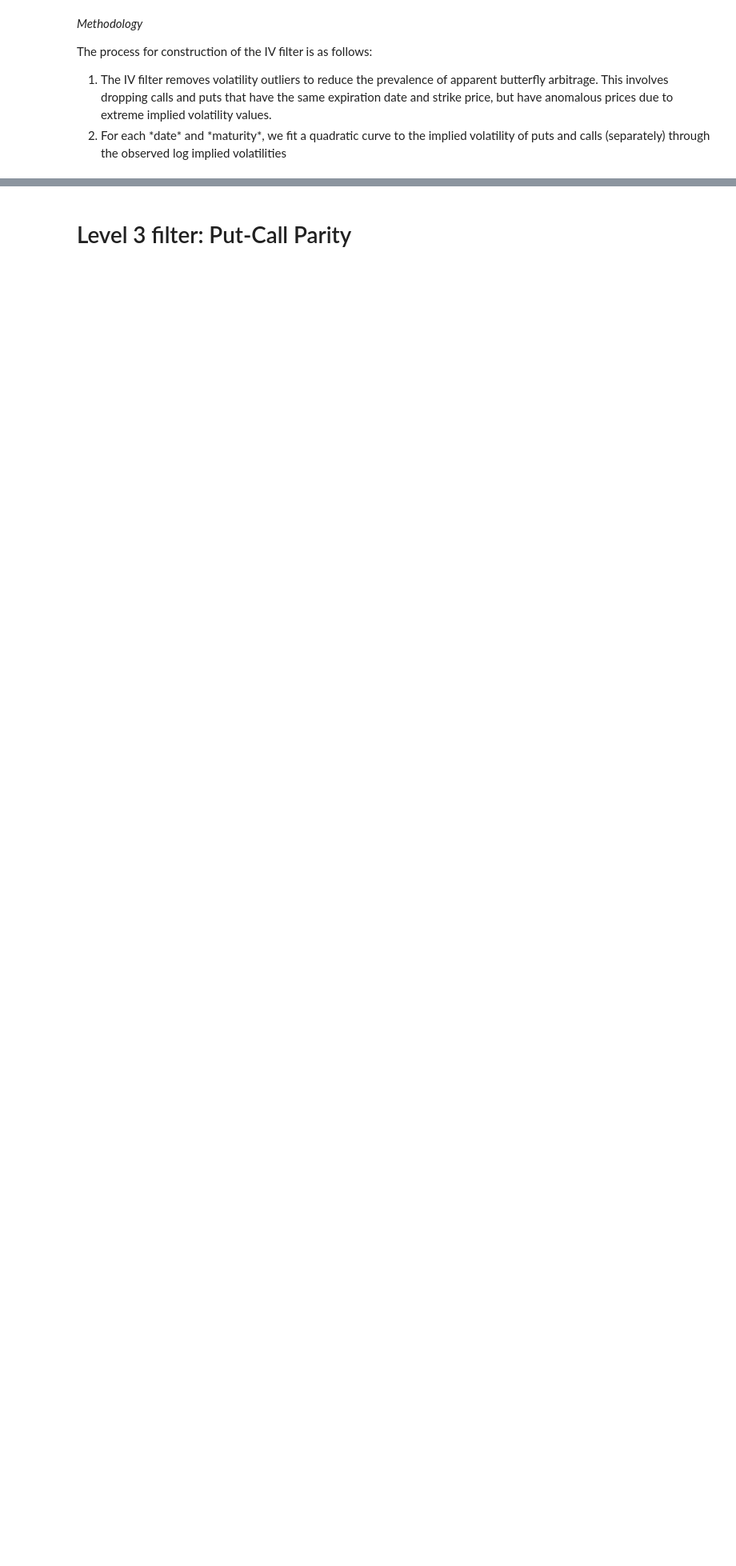
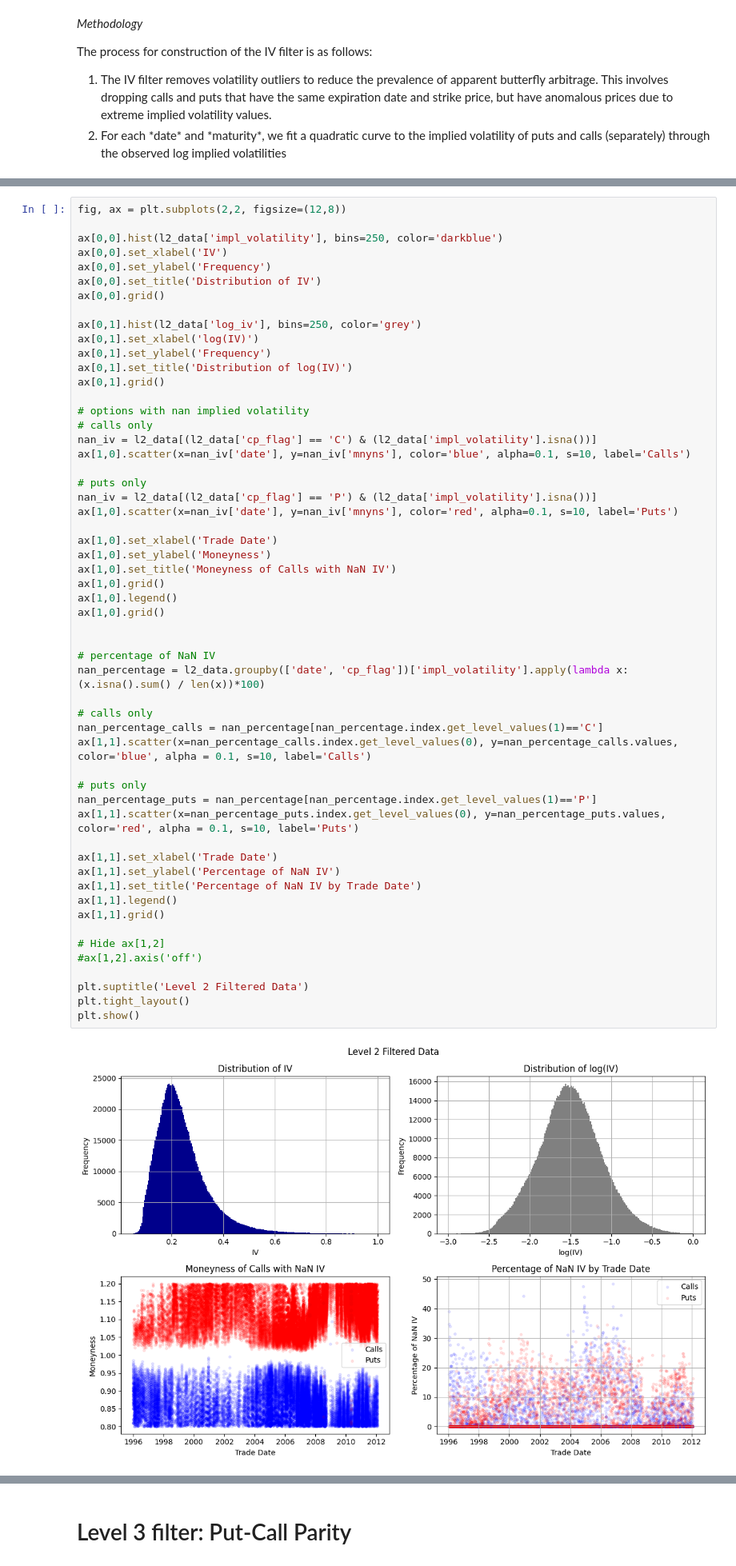
Before and after one commit to harrypandas/finm-32900_final_project, a Jupyter notebook: notebooks/level_03_filter.ipynb, the cells around one changed output, grey strips where cells are left out. Shown at 80% size. Cells and saved outputs as stored; diff of their text form; blank space fills up the shorter version.

```diff
--- a/notebooks/level_03_filter.ipynb
+++ b/notebooks/level_03_filter.ipynb
@@ -107,0 +297,57 @@ l2_data
+# %%
+fig, ax = plt.subplots(2,2, figsize=(12,8))
+
+ax[0,0].hist(l2_data['impl_volatility'], bins=250, color='darkblue')
+ax[0,0].set_xlabel('IV')
+ax[0,0].set_ylabel('Frequency')
+ax[0,0].set_title('Distribution of IV')
+ax[0,0].grid()
+
+ax[0,1].hist(l2_data['log_iv'], bins=250, color='grey')
+ax[0,1].set_xlabel('log(IV)')
+ax[0,1].set_ylabel('Frequency')
+ax[0,1].set_title('Distribution of log(IV)')
+ax[0,1].grid()
+
+# options with nan implied volatility
+# calls only
+nan_iv = l2_data[(l2_data['cp_flag'] == 'C') & (l2_data['impl_volatility'].isna())]
+ax[1,0].scatter(x=nan_iv['date'], y=nan_iv['mnyns'], color='blue', alpha=0.1, s=10, label='Calls')
+
+# puts only
+nan_iv = l2_data[(l2_data['cp_flag'] == 'P') & (l2_data['impl_volatility'].isna())]
+ax[1,0].scatter(x=nan_iv['date'], y=nan_iv['mnyns'], color='red', alpha=0.1, s=10, label='Puts')
+
+ax[1,0].set_xlabel('Trade Date')
+ax[1,0].set_ylabel('Moneyness')
+ax[1,0].set_title('Moneyness of Calls with NaN IV')
+ax[1,0].grid()
+ax[1,0].legend()
+ax[1,0].grid()
+
+
+# percentage of NaN IV
+nan_percentage = l2_data.groupby(['date', 'cp_flag'])['impl_volatility'].apply(lambda x: (x.isna().sum() / len(x))*100)
+
+# calls only
+nan_percentage_calls = nan_percentage[nan_percentage.index.get_level_values(1)=='C']
+ax[1,1].scatter(x=nan_percentage_calls.index.get_level_values(0), y=nan_percentage_calls.values, color='blue', alpha = 0.1, s=10, label='Calls')
+
+# puts only
+nan_percentage_puts = nan_percentage[nan_percentage.index.get_level_values(1)=='P']
+ax[1,1].scatter(x=nan_percentage_puts.index.get_level_values(0), y=nan_percentage_puts.values, color='red', alpha = 0.1, s=10, label='Puts')
+
+ax[1,1].set_xlabel('Trade Date')
+ax[1,1].set_ylabel('Percentage of NaN IV')
+ax[1,1].set_title('Percentage of NaN IV by Trade Date')
+ax[1,1].legend()
+ax[1,1].grid()
+
+# Hide ax[1,2]
+#ax[1,2].axis('off')
+
+plt.suptitle('Level 2 Filtered Data')
+plt.tight_layout()
+plt.show()
+# %% [output]
+[figure, added]
```
Also changed, not shown: parts of 76 cells of this notebook, 1 other file.
